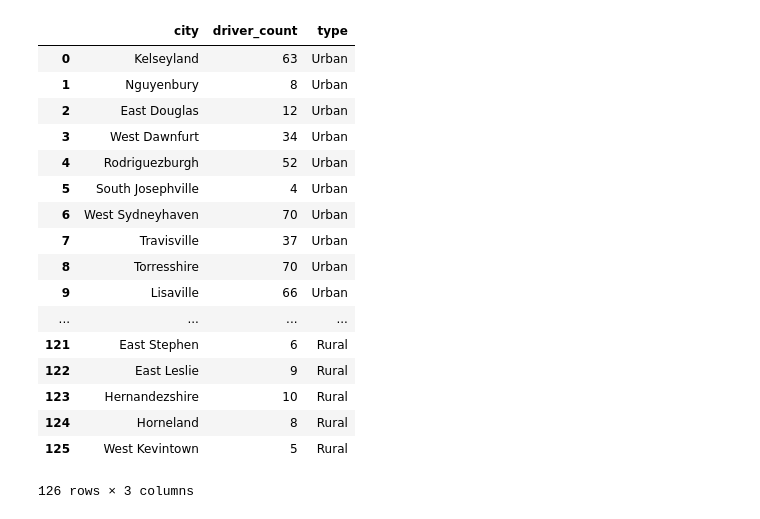
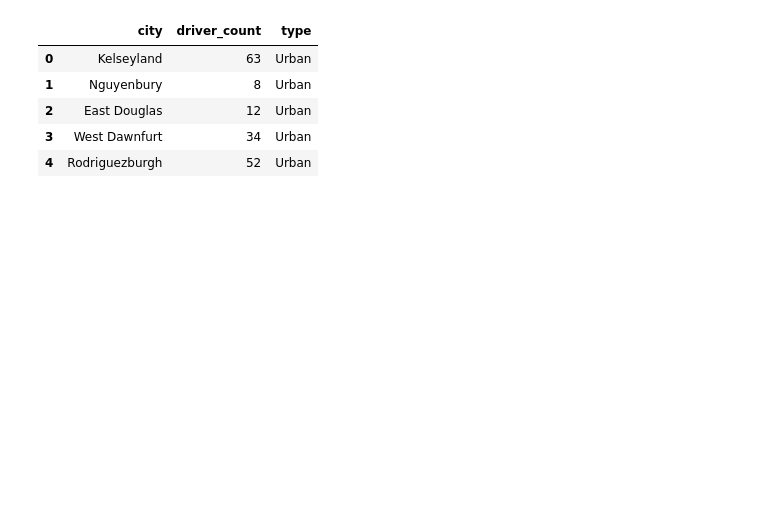
Before and after one commit to Kevinxy00/MatPlotLib_DataChallenge, a Jupyter notebook: Pyber/Pyber_main.ipynb, the cells around one changed output. Cells and saved outputs as stored; diff of their text form; code cells hidden in the pictures; blank space fills up the shorter version.

```diff
--- a/Pyber/Pyber_main.ipynb
+++ b/Pyber/Pyber_main.ipynb
@@ -1,36 +1,23 @@
 # %%
 import pandas as pd
 import matplotlib.lines as mlines
 import matplotlib.pyplot as plt
-import numpy as np
 import seaborn as sns
 
 path1 = 'raw_data/city_data.csv'
 path2 = 'raw_data/ride_data.csv'
 
 city_dat = pd.read_csv(path1)
 ride_dat = pd.read_csv(path2)
 
-city_dat
+city_dat.head()
 # %% [output]
 |  | city | driver_count | type |
 | 0 | Kelseyland | 63 | Urban |
 | 1 | Nguyenbury | 8 | Urban |
 | 2 | East Douglas | 12 | Urban |
 | 3 | West Dawnfurt | 34 | Urban |
 | 4 | Rodriguezburgh | 52 | Urban |
-| 5 | South Josephville | 4 | Urban |
-| 6 | West Sydneyhaven | 70 | Urban |
-| 7 | Travisville | 37 | Urban |
-| 8 | Torresshire | 70 | Urban |
-| 9 | Lisaville | 66 | Urban |
-| ... | ... | ... | ... |
-| 121 | East Stephen | 6 | Rural |
-| 122 | East Leslie | 9 | Rural |
-| 123 | Hernandezshire | 10 | Rural |
-| 124 | Horneland | 8 | Rural |
-| 125 | West Kevintown | 5 | Rural |
-126 rows × 3 columns
 # %%
 #average fare ($) per city. The groupby auto sorts into alphabet. order by city
 avg_fare = ride_dat.groupby('city').mean()['fare']
```
Also changed, not shown: parts of 7 cells of this notebook, 2 other files.
